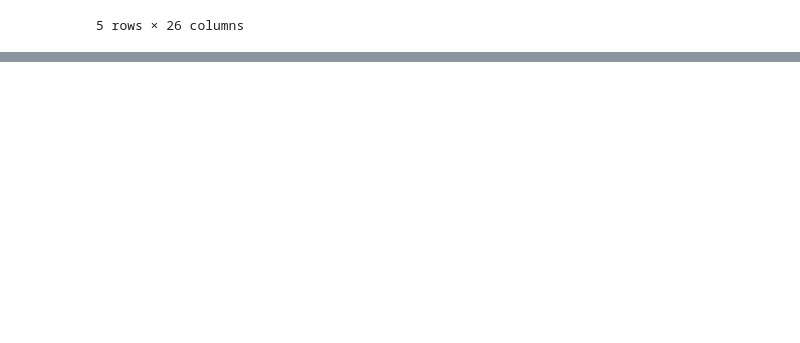
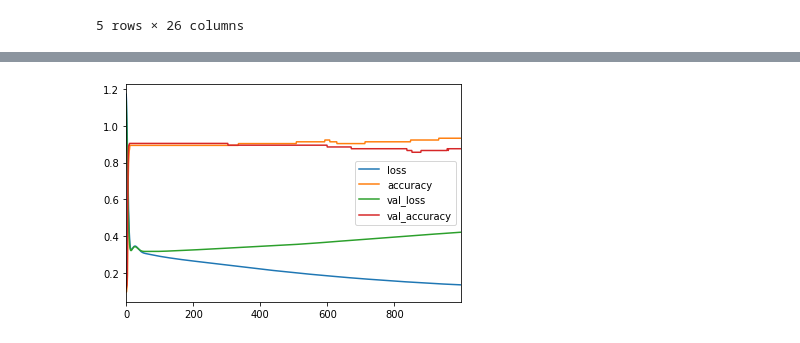
Before and after one commit to SciFI101/ML-Cancer-SCC-2020-21, a Jupyter notebook: Cancer.ipynb, the cells around one changed output, grey strips where cells are left out. Drawn from its saved outputs; the diff is of its cells as text; code cells hidden in the pictures; blank space fills up the shorter version.

Commit message:
Made the model and everything
It somewhat works, we just would need more data to make it more efficien

```diff
--- a/Cancer.ipynb
+++ b/Cancer.ipynb
@@ -55,0 +107,9 @@ len(df.columns)
+# %%
+model.add(Dense(50, activation='relu', kernel_initializer='he_uniform'))
+model.add(Dense(1, activation='sigmoid'))
+# %%
+opt = SGD(lr=0.01, momentum=0.9)
+model.compile(optimizer=opt,loss='binary_crossentropy',metrics=['accuracy'])
+early_stop = EarlyStopping(monitor='val_loss', mode='min', verbose=1,patience=10)
+# %%
+model.fit(x=X_train, y=y_train, validation_data=(X_test,y_test), batch_size=128, epochs = 1000)
@@ -55,0 +135,6 @@ len(df.columns)
+# %%
+loss = pd.DataFrame(model.history.history)
+# %%
+loss.plot();
+# %% [output]
+[figure, added]
```
Also changed, not shown: parts of 19 cells of this notebook.
